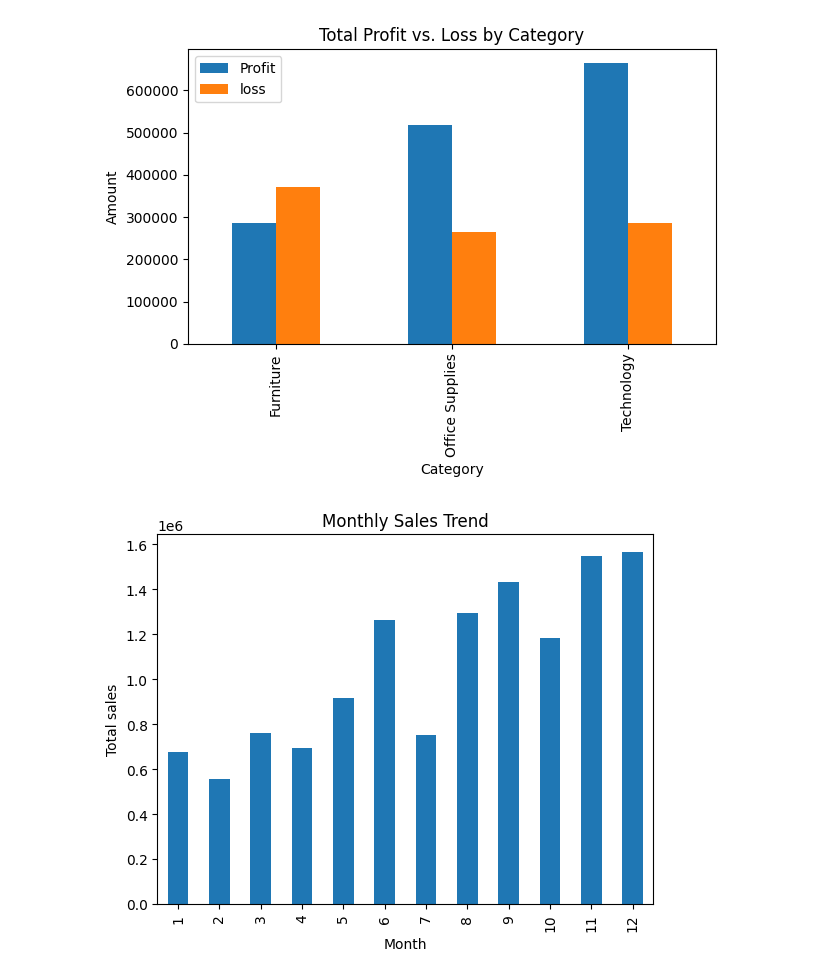
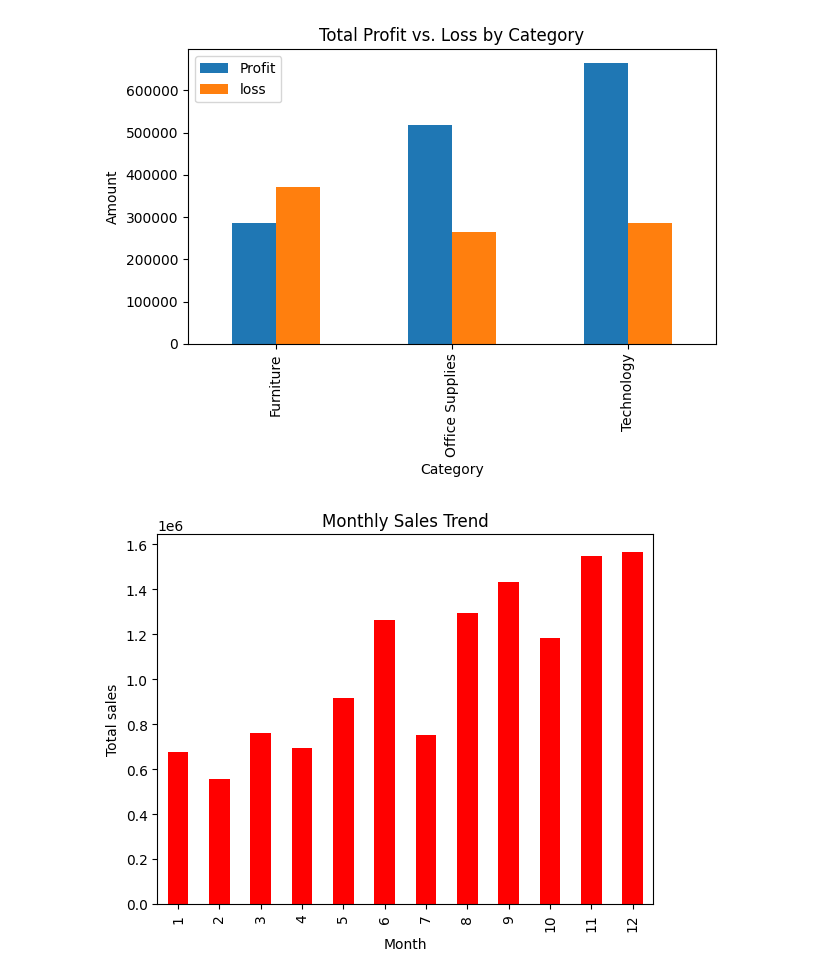
Before and after one commit to subhiksha-kodi/EDA-PROJECT---GLOBAL-SUPERSTORE-SALES-ANALYSIS, a Jupyter notebook: code.ipynb, the cells around one changed output. Drawn from its saved outputs; the diff is of its cells as text; code cells hidden in the pictures.

```diff
--- a/code.ipynb
+++ b/code.ipynb
@@ -588,10 +598,11 @@ plt.show()
 # %%
 df['order_month']=df['Order Date'].dt.month
 month_sales=df.groupby('order_month')['Sales'].sum()
-monthly_sales.plot(kind='bar')
+month_sales.plot(kind='bar',color='red')
 plt.xlabel('Month')
 plt.ylabel('Total sales')
 plt.title('Monthly Sales Trend')
+plt.savefig('plots/Monthly_sales_trend.png')
 plt.show()
 # %% [output]
-[figure, old version]
+[figure, new version]
```
Also changed, not shown: parts of 12 cells of this notebook, 11 other files.
